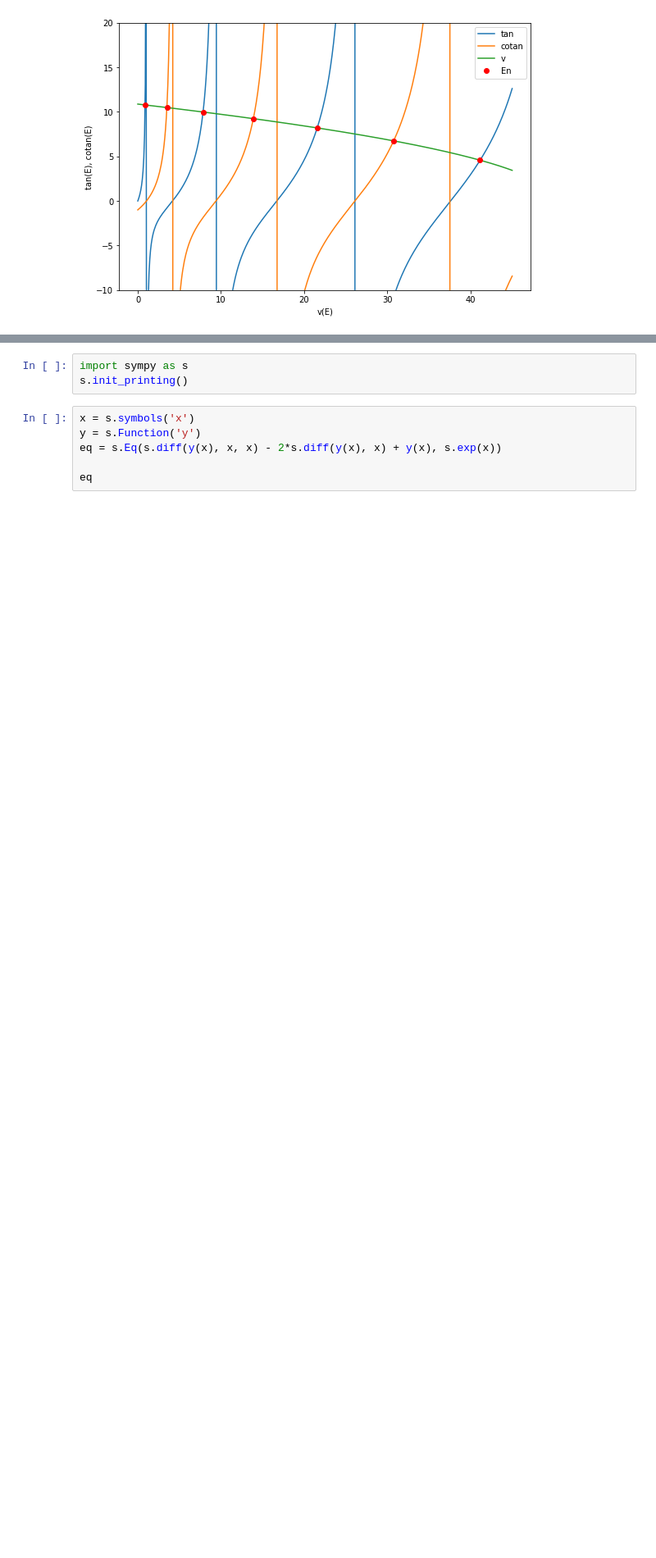
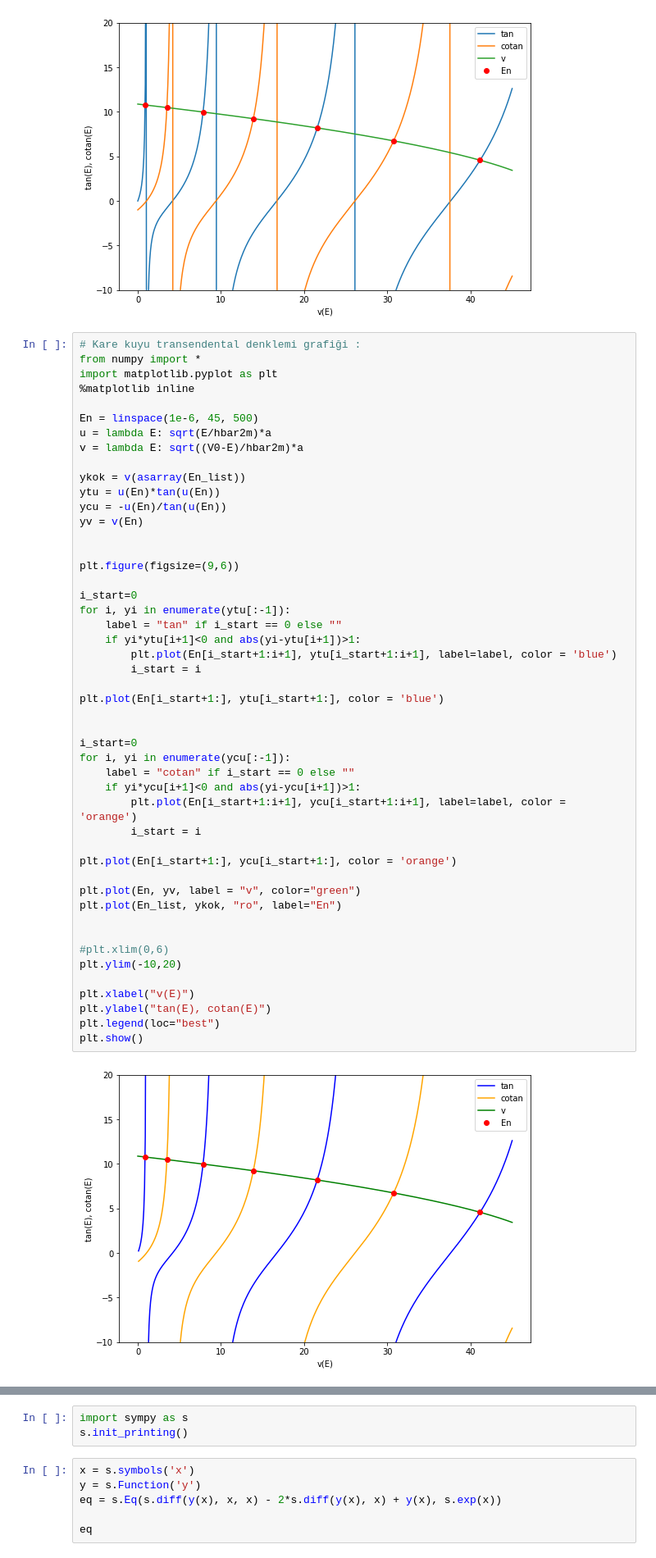
Before and after one commit to mkarakoc/Kuantum_Fizigi, a Jupyter notebook: programlar/SonluKareKuyu_transcendental_cozumu.ipynb, the cells around one changed output, grey strips where cells are left out. Shown at 82% size. Saved outputs shown, nothing was run; the diff lists cells and outputs as text; blank space fills up the shorter version.

Commit message:
sonlu kare kuyu updated

```diff
--- a/programlar/SonluKareKuyu_transcendental_cozumu.ipynb
+++ b/programlar/SonluKareKuyu_transcendental_cozumu.ipynb
@@ -83,3 +85,53 @@ plt.legend(loc="best")
 plt.show()
 # %% [output]
 [figure]
+# %%
+# Kare kuyu transendental denklemi grafiği :
+from numpy import *
+import matplotlib.pyplot as plt
+%matplotlib inline
+
+En = linspace(1e-6, 45, 500)
+u = lambda E: sqrt(E/hbar2m)*a
+v = lambda E: sqrt((V0-E)/hbar2m)*a
+
+ykok = v(asarray(En_list))
+ytu = u(En)*tan(u(En))
+ycu = -u(En)/tan(u(En))
+yv = v(En)
+
+
+plt.figure(figsize=(9,6))
+
+i_start=0
+for i, yi in enumerate(ytu[:-1]):
+    label = "tan" if i_start == 0 else ""
+    if yi*ytu[i+1]<0 and abs(yi-ytu[i+1])>1:
+        plt.plot(En[i_start+1:i+1], ytu[i_start+1:i+1], label=label, color = 'blue')
+        i_start = i
+
+plt.plot(En[i_start+1:], ytu[i_start+1:], color = 'blue')
+
+
+i_start=0
+for i, yi in enumerate(ycu[:-1]):
+    label = "cotan" if i_start == 0 else ""
+    if yi*ycu[i+1]<0 and abs(yi-ycu[i+1])>1:
+        plt.plot(En[i_start+1:i+1], ycu[i_start+1:i+1], label=label, color = 'orange')
+        i_start = i
+
+plt.plot(En[i_start+1:], ycu[i_start+1:], color = 'orange')
+
+plt.plot(En, yv, label = "v", color="green")
+plt.plot(En_list, ykok, "ro", label="En")
+
+
+#plt.xlim(0,6)
+plt.ylim(-10,20)
+
+plt.xlabel("v(E)")
+plt.ylabel("tan(E), cotan(E)")
+plt.legend(loc="best")
+plt.show()
+# %% [output]
+[figure, added]
```
Also changed, not shown: parts of 3 cells of this notebook.
